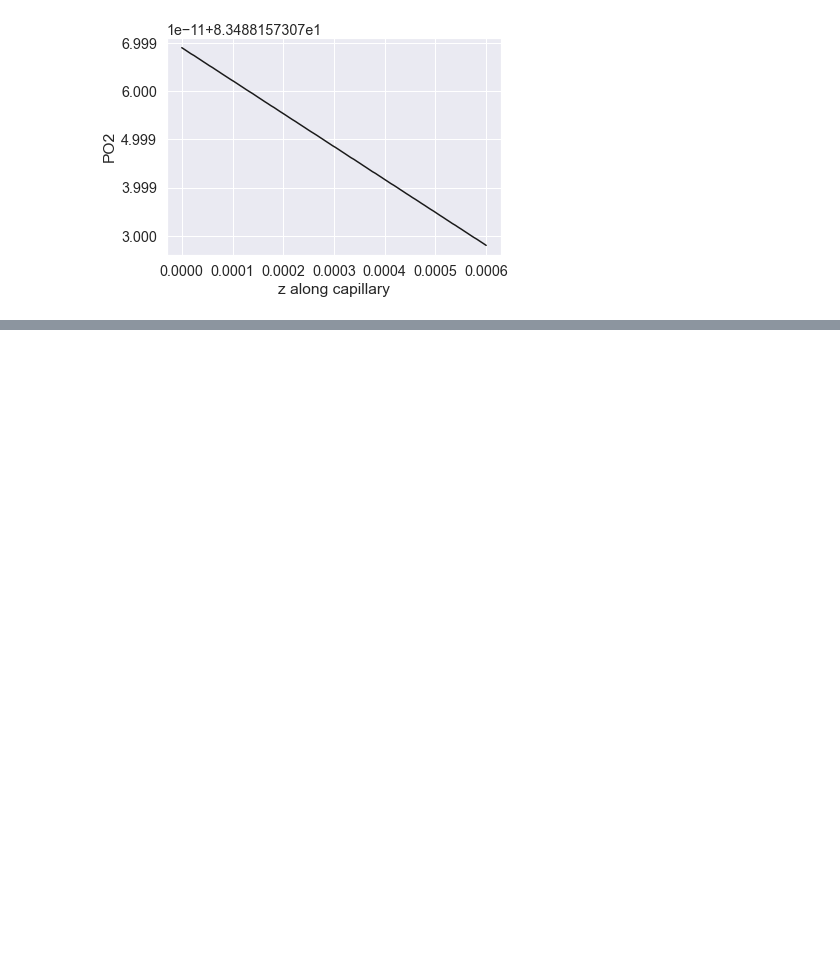
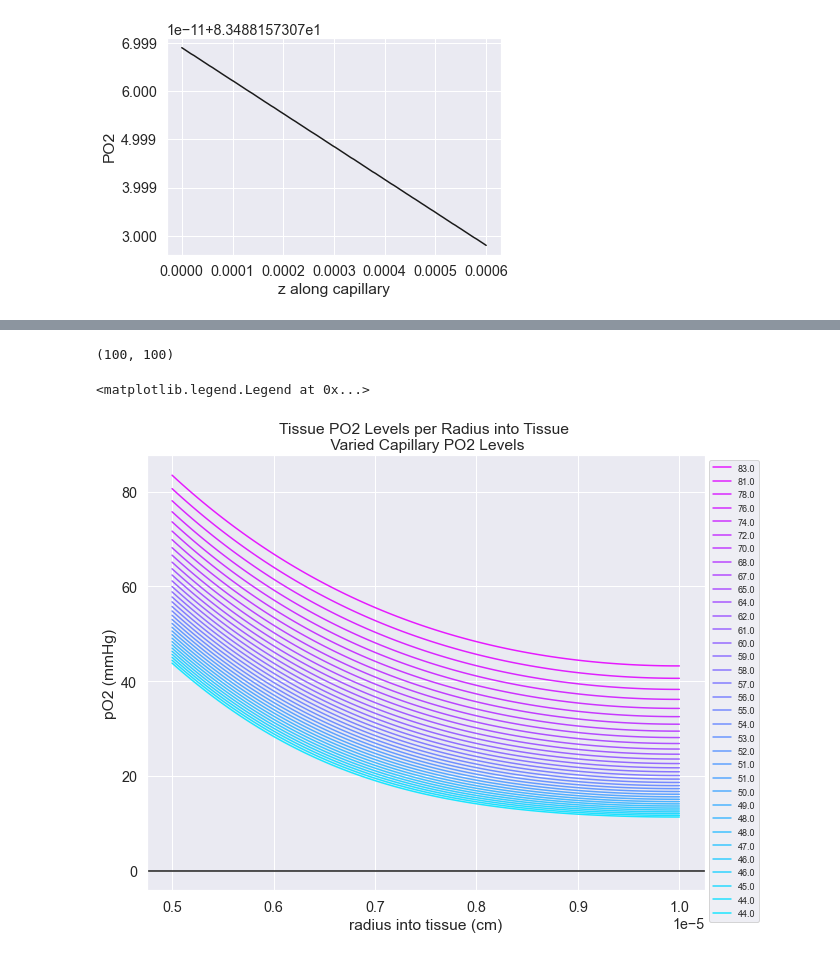
Before and after one commit to em-blue/relaxivity_pO2_notebooks, a Jupyter notebook: relaxivity_po2_playground_June2021_R1blood_r1Ox.ipynb, the cells around one changed output, grey strips where cells are left out. Cells and saved outputs as stored; diff of their text form; code cells hidden in the pictures; blank space fills up the shorter version.

```diff
--- a/relaxivity_po2_playground_June2021_R1blood_r1Ox.ipynb
+++ b/relaxivity_po2_playground_June2021_R1blood_r1Ox.ipynb
@@ -443,0 +1146,48 @@ print(z)
+# %%
+np.mean(Psltn)
+np.shape(Psltn)
+# %% [output]
+(100, 100)
+# %%
+r_list = np.linspace(Rc,Rt,100)
+plt.style.use('ggplot')
+sns.set(font_scale=1.3)
+
+Mlist=np.zeros((100,20))
+
+fig = plt.figure(figsize=(10,8))
+ax = fig.add_subplot(111)
+
+for j in range(0,Nz,3):
+    for i in range(0,len(r_list)):
+        r=r_list[i]
+        po2_c=po2_cap_list[j]
+
+        if i==0:
+            M=(M0*po2_c)/(po2_c+Pcrit)
+            po2_r=po2_c+((M/(4*K))*(r**(2)-Rc**(2))) - ((M*Rt**2)/(2*K))*(math.log((r/Rc))) # that log is actually ln
+
+        if i>0:
+            if po2_r>Pcrit:
+                M=(M0*po2_r)/(po2_r+Pcrit)
+                po2_r=po2_c+((M/(4*K))*(r**(2)-Rc**(2))) - ((M*Rt**2)/(2*K))*(math.log((r/Rc))) # that log is actually ln
+            if po2_r<=Pcrit:
+                po2_r=Pcrit
+        po2_list[i]=po2_r
+
+    plt.plot(r_list,po2_list,label=np.round(po2_c))
+
+
+colormap = plt.cm.cool_r #nipy_spectral, Set1,Paired
+colors = [colormap(i) for i in np.linspace(0.1, 0.9,len(ax.lines))]
+for i,j in enumerate(ax.lines):
+    j.set_color(colors[i])
+plt.axhline(color='k')
+
+plt.title('Tissue PO2 Levels per Radius into Tissue \n Varied Capillary PO2 Levels')
+plt.xlabel('radius into tissue (cm)')
+plt.ylabel('pO2 (mmHg)')
+plt.legend(fontsize=9,bbox_to_anchor=(1, 1))
+# %% [output]
+<matplotlib.legend.Legend at 0x...>
+[figure, added]
```
Also changed, not shown: parts of 48 cells of this notebook, 1 other file.
